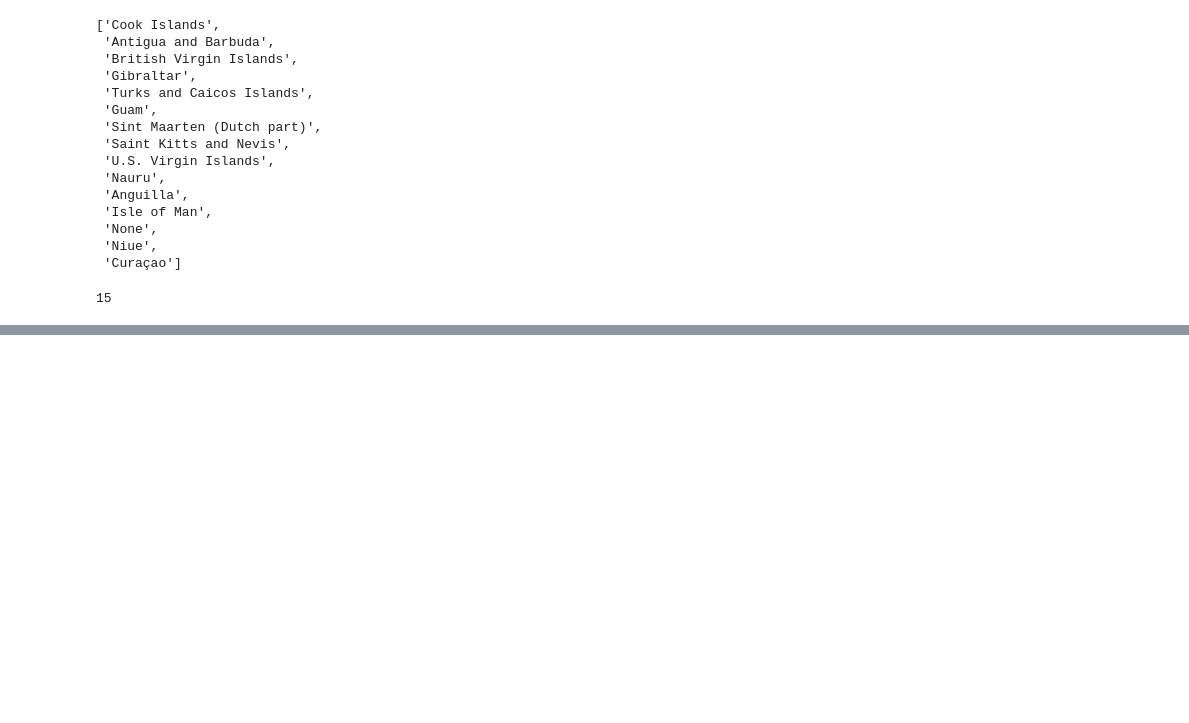
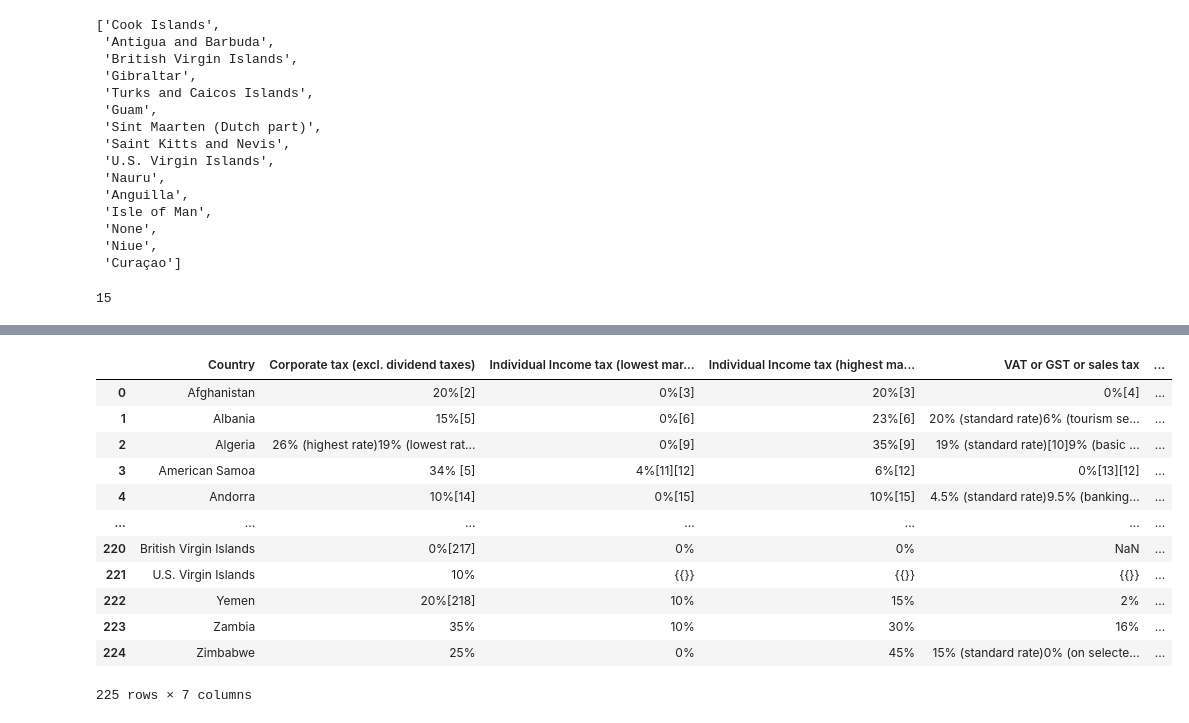
Before and after one commit to alexmak001/Panama-Papers, a Jupyter notebook: prabina.ipynb, the cells around one changed output, grey strips where cells are left out. Saved outputs shown, nothing was run; the diff lists cells and outputs as text; code cells hidden in the pictures; blank space fills up the shorter version.

Commit message:
Update prabina.ipynb
web scraped wiki to get corporate tax

```diff
--- a/prabina.ipynb
+++ b/prabina.ipynb
@@ -266,0 +271,9 @@ len(num_country_list)
+# %%
+# Create an URL object
+url = 'https://en.wikipedia.org/wiki/List_of_countries_by_tax_rates'# Create object page
+page = requests.get(url)
+# %%
+# parser-lxml = Change html to Python friendly format
+# Obtain page's information
+soup = BeautifulSoup(page.text, 'lxml')
+soup
@@ -266,0 +298,5 @@ len(num_country_list)
+# %%
+# table1 = soup.find("table", class="wikitable sortable tpl-blanktable jquery-tablesorter")
+# table1 = soup.find("table",{"class":"wikitable sortable tpl-blanktable jquery-tablesorter"})
+table1 = soup.find('table',{'class':"wikitable"})
+table1
@@ -266,0 +321,20 @@ len(num_country_list)
+# %%
+df=pd.read_html(str(table1))
+# convert list to dataframe
+df=pd.DataFrame(df[0])
+# print(df.head())
+df
+# %% [output]
+|  | Country | Corporate tax (excl. dividend taxes) | Individual Income tax (lowest mar... | Individual Income tax (highest ma... | VAT or GST or sales tax | ... |
+| 0 | Afghanistan | 20%[2] | 0%[3] | 20%[3] | 0%[4] | ... |
+| 1 | Albania | 15%[5] | 0%[6] | 23%[6] | 20% (standard rate)6% (tourism se... | ... |
+| 2 | Algeria | 26% (highest rate)19% (lowest rat... | 0%[9] | 35%[9] | 19% (standard rate)[10]9% (basic ... | ... |
+| 3 | American Samoa | 34% [5] | 4%[11][12] | 6%[12] | 0%[13][12] | ... |
+| 4 | Andorra | 10%[14] | 0%[15] | 10%[15] | 4.5% (standard rate)9.5% (banking... | ... |
+| ... | ... | ... | ... | ... | ... | ... |
+| 220 | British Virgin Islands | 0%[217] | 0% | 0% | NaN | ... |
+| 221 | U.S. Virgin Islands | 10% | {{}} | {{}} | {{}} | ... |
+| 222 | Yemen | 20%[218] | 10% | 15% | 2% | ... |
+| 223 | Zambia | 35% | 10% | 30% | 16% | ... |
+| 224 | Zimbabwe | 25% | 0% | 45% | 15% (standard rate)0% (on selecte... | ... |
+225 rows × 7 columns
```
Also changed, not shown: parts of 5 cells of this notebook.
